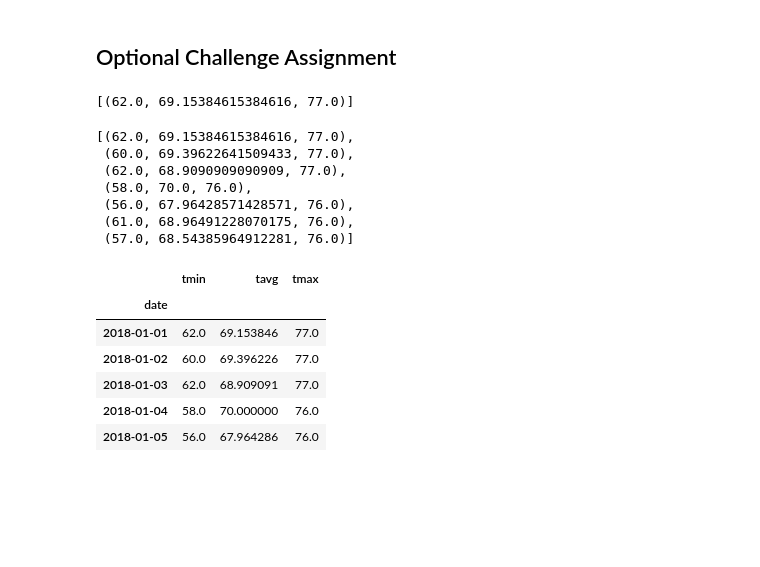
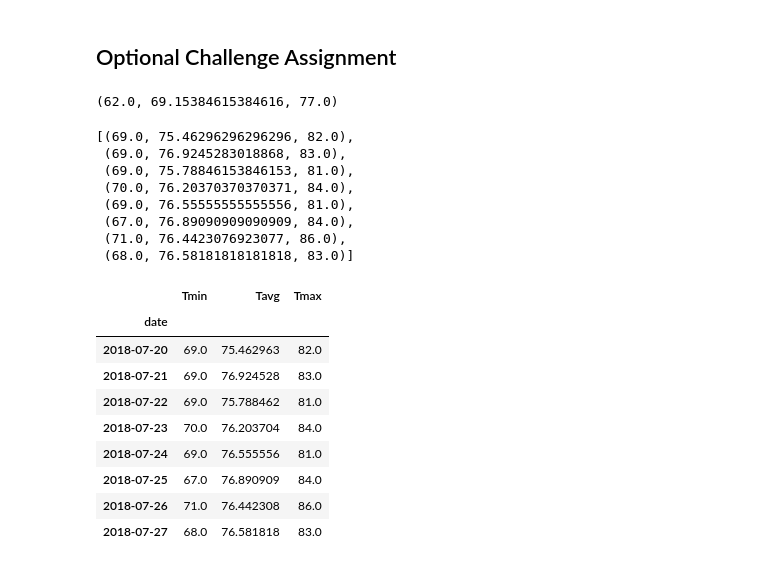
Before and after one commit to Tobi2011/SQL-adv-challenge, a Jupyter notebook: climate_code.ipynb, the cells around one changed output. Saved outputs shown, nothing was run; the diff lists cells and outputs as text; code cells hidden in the pictures; blank space fills up the shorter version.

```diff
--- a/climate_code.ipynb
+++ b/climate_code.ipynb
@@ -291,47 +291,59 @@ def daily_normals(date):
 
     return session.query(*sel)\
                     .filter(func.strftime("%m-%d", measurement.date) == date)\
-                    .all()
+                    .all()[0]
 
 daily_normals("01-01")
 # %% [output]
-[(62.0, 69.15384615384616, 77.0)]
+(62.0, 69.15384615384616, 77.0)
 # %%
 # calculate the daily normals for your trip
 # push each tuple of calculations into a list called `normals`
+normals = []
+# Set the start and end date of the trip
+start = dt.date(2017,7,20)
+end = dt.date(2017,7,27).strftime("%m-%d")
+# Use the start and end date to create a range of dates
+date_range = []
+count = 0
 
-# Set the start and end date of the trip
+while end not in date_range:
+    next_day = (start + dt.timedelta(days=count)).strftime("%m-%d")
+    date_range.append(next_day)
+    count += 1
 
-# Use the start and end date to create a range of dates
+for day in date_range:
+    normals.append(daily_normals(day))
 
+date_range = ['2018-' + date for date in date_range]
 # Stip off the year and save a list of %m-%d strings
 
 # Loop through the list of %m-%d strings and calculate the normals for each date
-
-# [(62.0, 69.15384615384616, 77.0),
-#  (60.0, 69.39622641509433, 77.0),
-#  (62.0, 68.9090909090909, 77.0),
-#  (58.0, 70.0, 76.0),
-#  (56.0, 67.96428571428571, 76.0),
-#  (61.0, 68.96491228070175, 76.0),
-#  (57.0, 68.54385964912281, 76.0)]
+normals
 # %% [output]
-[(62.0, 69.15384615384616, 77.0),
- (60.0, 69.39622641509433, 77.0),
- (62.0, 68.9090909090909, 77.0),
- (58.0, 70.0, 76.0),
- (56.0, 67.96428571428571, 76.0),
- (61.0, 68.96491228070175, 76.0),
- (57.0, 68.54385964912281, 76.0)]
+[(69.0, 75.46296296296296, 82.0),
+ (69.0, 76.9245283018868, 83.0),
+ (69.0, 75.78846153846153, 81.0),
+ (70.0, 76.20370370370371, 84.0),
+ (69.0, 76.55555555555556, 81.0),
+ (67.0, 76.89090909090909, 84.0),
+ (71.0, 76.4423076923077, 86.0),
+ (68.0, 76.58181818181818, 83.0)]
 # %%
 # Load the previous query results into a Pandas DataFrame and add the `trip_dates` range as the `date` index
+normals_df = pd.DataFrame(normals, columns = ['Tmin','Tavg','Tmax'], index = date_range)
+normals_df.index.name = 'date'
+normals_df
 # %% [output]
-|  | tmin | tavg | tmax |
+|  | Tmin | Tavg | Tmax |
 | date |  |  |  |
-| 2018-01-01 | 62.0 | 69.153846 | 77.0 |
-| 2018-01-02 | 60.0 | 69.396226 | 77.0 |
-| 2018-01-03 | 62.0 | 68.909091 | 77.0 |
-| 2018-01-04 | 58.0 | 70.000000 | 76.0 |
-| 2018-01-05 | 56.0 | 67.964286 | 76.0 |
+| 2018-07-20 | 69.0 | 75.462963 | 82.0 |
+| 2018-07-21 | 69.0 | 76.924528 | 83.0 |
+| 2018-07-22 | 69.0 | 75.788462 | 81.0 |
+| 2018-07-23 | 70.0 | 76.203704 | 84.0 |
+| 2018-07-24 | 69.0 | 76.555556 | 81.0 |
+| 2018-07-25 | 67.0 | 76.890909 | 84.0 |
+| 2018-07-26 | 71.0 | 76.442308 | 86.0 |
+| 2018-07-27 | 68.0 | 76.581818 | 83.0 |
 # %%
 # Plot the daily normals as an area plot with `stacked=False`
```
Also changed, not shown: parts of 1 cell of this notebook.
